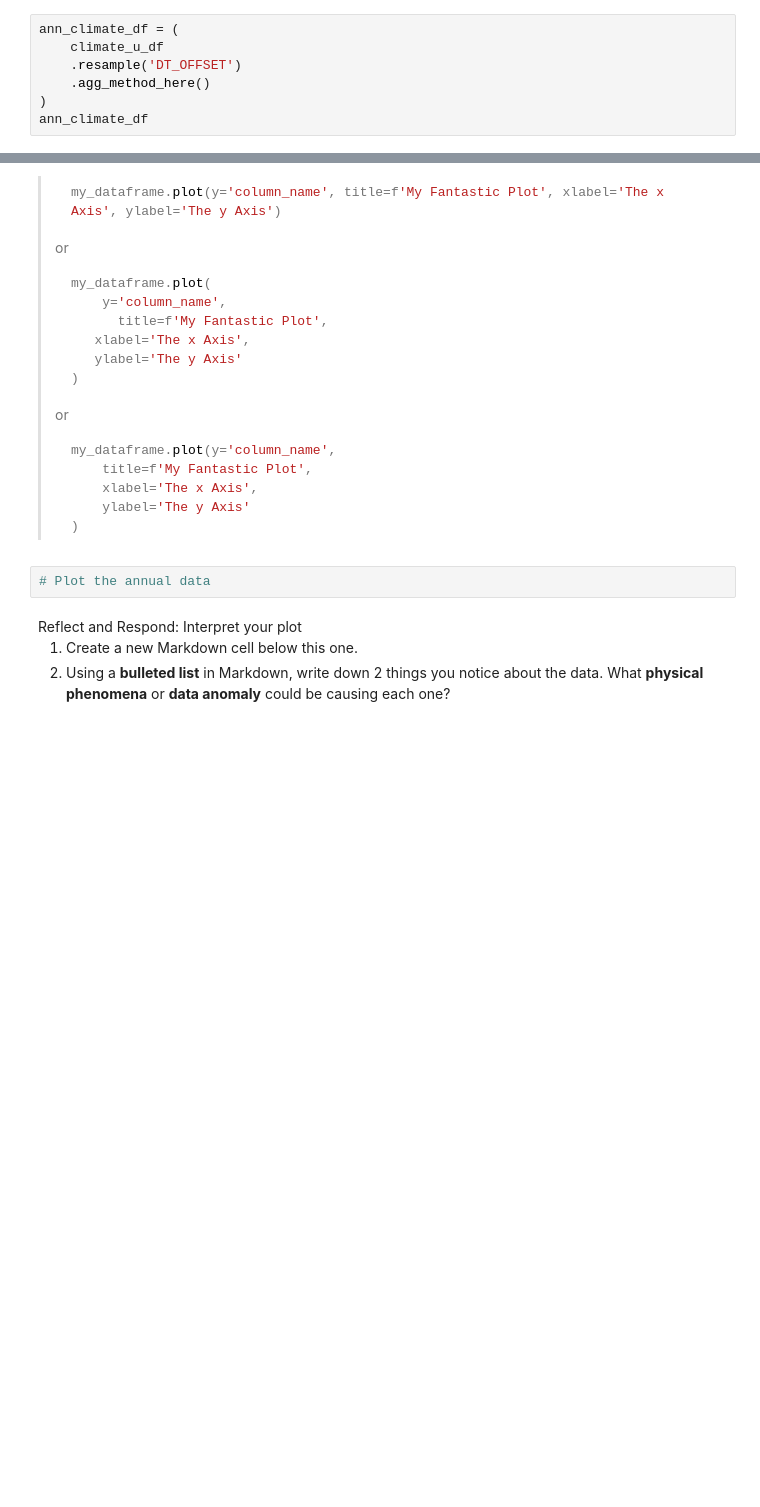
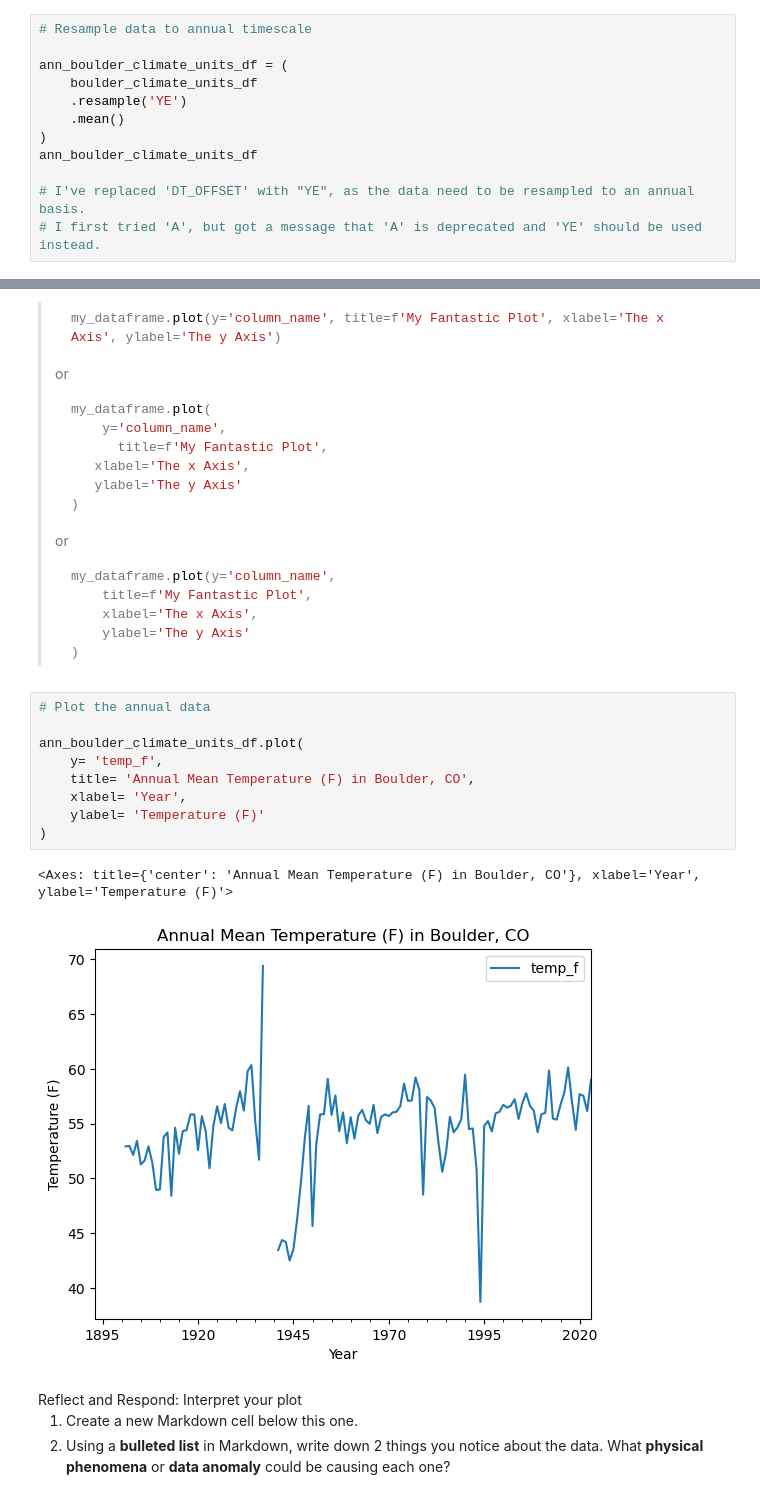
Before and after one commit to earthlab-education/02-climate-rainihelmstadter, a Jupyter notebook: Climate-Coding-Challenge_Part-4.ipynb, the cells around one changed output, grey strips where cells are left out. Cells and saved outputs as stored; diff of their text form; blank space fills up the shorter version.

````diff
--- a/Climate-Coding-Challenge_Part-4.ipynb
+++ b/Climate-Coding-Challenge_Part-4.ipynb
@@ -119,9 +148,14 @@ resampling documentation</a> for a list of common built-in options.</li>
 knows what it is doing.</li>
 </ol></div></div>
 # %%
-ann_climate_df = (
-    climate_u_df
-    .resample('DT_OFFSET')
-    .agg_method_here()
+# Resample data to annual timescale
+
+ann_boulder_climate_units_df = (
+    boulder_climate_units_df
+    .resample('YE')
+    .mean()
 )
-ann_climate_df
+ann_boulder_climate_units_df
+
+# I've replaced 'DT_OFFSET' with "YE", as the data need to be resampled to an annual basis.
+# I first tried 'A', but got a message that 'A' is deprecated and 'YE' should be used instead.
@@ -196,6 +245,16 @@ long. See some examples below for what to do and what not to do.</li>
 > ```
 # %%
 # Plot the annual data
+
+ann_boulder_climate_units_df.plot(
+    y= 'temp_f',
+    title= 'Annual Mean Temperature (F) in Boulder, CO',
+    xlabel= 'Year',
+    ylabel= 'Temperature (F)'
+)
+# %% [output]
+<Axes: title={'center': 'Annual Mean Temperature (F) in Boulder, CO'}, xlabel='Year', ylabel='Temperature (F)'>
+[figure, added]
 # %% [markdown]
 <link rel="stylesheet" type="text/css" href="./assets/styles.css"><div class="callout callout-style-default callout-titled callout-respond"><div class="callout-header"><div class="callout-icon-container"><i class="callout-icon"></i></div><div class="callout-title-container flex-fill">Reflect and Respond: Interpret your plot</div></div><div class="callout-body-container callout-body"><ol type="1">
 <li>Create a new Markdown cell below this one.</li>
````
Also changed, not shown: parts of 9 cells of this notebook, 1 other file.
